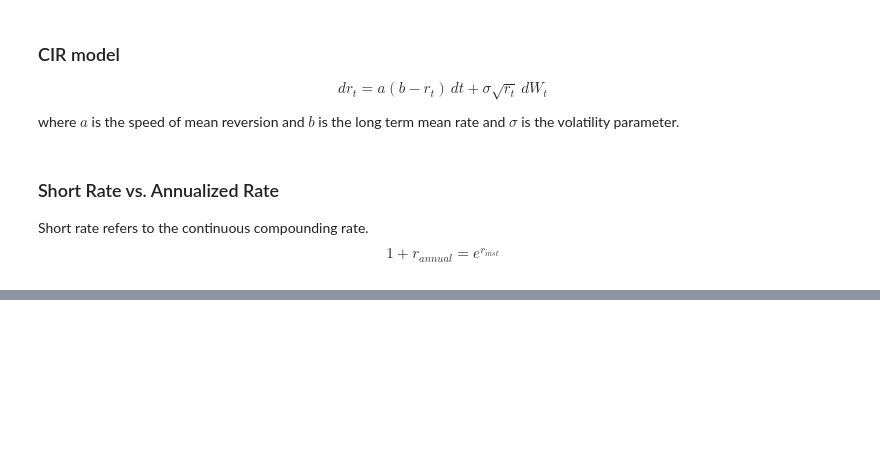
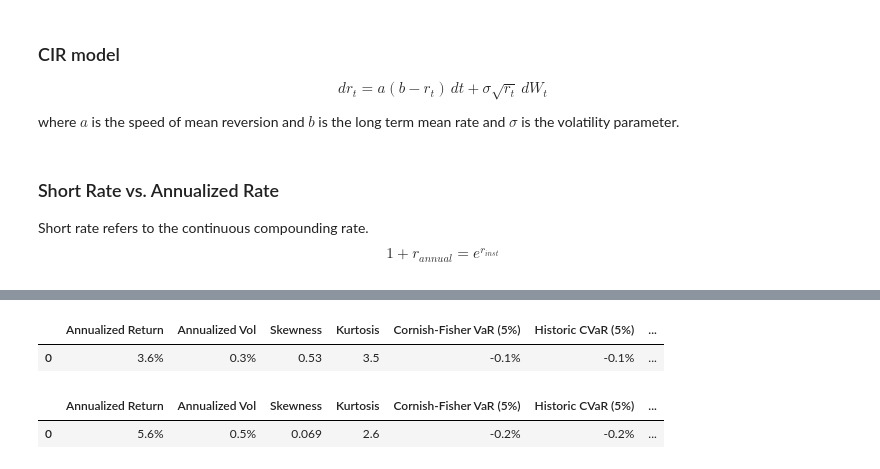
Before and after one commit to xiangyuli2021/CPPI, a Jupyter notebook: CPPI.ipynb, the cells around one changed output, grey strips where cells are left out. Cells and saved outputs as stored; diff of their text form; code cells hidden in the pictures; blank space fills up the shorter version.

Commit message:
Add 70/30 stock/bond portfolio simulation

```diff
--- a/CPPI.ipynb
+++ b/CPPI.ipynb
@@ -327,0 +284,20 @@ price_30
+# %%
+# simulate annualized rates
+rates = f.cir(n_years = 10, n_scenarios=500, a=0.05, b=0.03, sigma=0.05, steps_per_year=12, r_0=0.03)
+# simulate 10-year and 30-year bond price
+price_10 = f.bond_price(maturity=10, principal=100, coupon_rate=0.05, coupons_per_year=12, discount_rate=rates)
+price_30 = f.bond_price(maturity=30, principal=100, coupon_rate=0.05, coupons_per_year=12, discount_rate=rates)
+# calculate bond returns
+rets_10 = f.bond_total_return(price_10, principal=100, coupon_rate=0.05, coupons_per_year=12)
+rets_30 = f.bond_total_return(price_30, principal=100, coupon_rate=0.05, coupons_per_year=12)
+# %%
+# calculate bond portfolio returns
+rets_bonds = 0.6*rets_10 + 0.4*rets_30
+mean_rets_bonds = rets_bonds.mean(axis='columns')
+summary = f.summary_stats(pd.DataFrame(mean_rets_bonds), periods_per_year=12, riskfree_rate=0.03)
+summary = summary.style.format(formatter="{:.1%}",subset=["Annualized Return","Annualized Vol", "Cornish-Fisher VaR (5%)","Historic CVaR (5%)","Max Drawdown"])
+summary = summary.format(formatter="{:.2}",subset=["Sharpe Ratio","Skewness","Kurtosis"])
+summary
+# %% [output]
+|  | Annualized Return | Annualized Vol | Skewness | Kurtosis | Cornish-Fisher VaR (5%) | Historic CVaR (5%) | ... |
+| 0 | 3.6% | 0.3% | 0.53 | 3.5 | -0.1% | -0.1% | ... |
@@ -327,0 +309,11 @@ price_30
+# %%
+# calculate 70/30 stock/bond portfolio return
+rets = 0.7*rets_eq + 0.3*rets_bonds
+rets_mean = rets.mean(axis='columns')
+summary = f.summary_stats(pd.DataFrame(rets_mean), periods_per_year=12, riskfree_rate=0.03)
+summary = summary.style.format(formatter="{:.1%}",subset=["Annualized Return","Annualized Vol", "Cornish-Fisher VaR (5%)","Historic CVaR (5%)","Max Drawdown"])
+summary = summary.format(formatter="{:.2}",subset=["Sharpe Ratio","Skewness","Kurtosis"])
+summary
+# %% [output]
+|  | Annualized Return | Annualized Vol | Skewness | Kurtosis | Cornish-Fisher VaR (5%) | Historic CVaR (5%) | ... |
+| 0 | 5.6% | 0.5% | 0.069 | 2.6 | -0.2% | -0.2% | ... |
```
Also changed, not shown: parts of 6 cells of this notebook, 1 other file.
